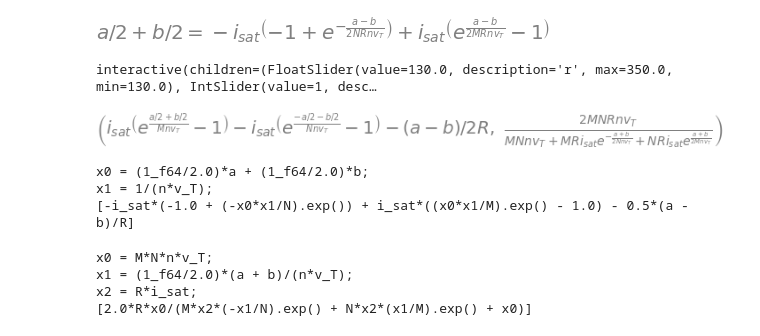
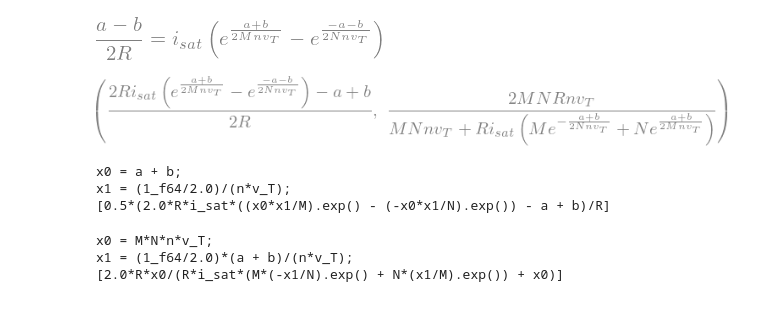
Before and after one commit to SolarLiner/valib, a Jupyter notebook: doc/wdf.ipynb, the cells around one changed output. Cells and saved outputs as stored; diff of their text form; code cells hidden in the pictures.

Commit message:
feat(wdf): fix diode NR/Lambert based implementations

```diff
--- a/doc/wdf.ipynb
+++ b/doc/wdf.ipynb
@@ -9,41 +9,13 @@ i = (a-b)/(2*R)
 # %%
 diode_expr = lambda isat, n, vt: lambda v: isat*(exp(v/(n*vt))-1)
 
 def diode_eq(isat, n, vt, M, N):
     id = diode_expr(isat, n, vt)
     return lambda i, v: Eq(i, id(v/M) - id(-v/N))
 
 isat, n, vt = symbols("i_sat n v_T", real=True, positive=True)
 M, N = symbols("M N", integer=True, positive=True)
-diode_eq(isat, n, vt, M, N)(v, i)
+eq = diode_eq(isat, n, vt, M, N)(i, v).simplify()
+eq
 # %% [output]
-[figure, old version]
+[figure, new version]
-# %%
-from newtonrhapson import NRSymbolic
-from ipywidgets import FloatSlider, IntSlider, interact
-import numpy as np
-import matplotlib.pyplot as plt
-
-def clamp(x, a, b):
-    return np.where(x < a, a, np.where(x > b, b, x))
-
-inp = np.linspace(-4, 4, 1000)
-@interact(r=FloatSlider(min=130, max=350, step=0.1), nf=IntSlider(min=1, max=5), nb=IntSlider(min=1, max=5))
-def cell(r: float, nf: int, nb: int):
-    nr = NRSymbolic(a, b, diode_eq(200e-9, 2.109, 23e-3, nf, nb)(i, v).subs({R: r}), tol=1e-4)
-    initial = clamp(2*inp, -nb, nf) - inp
-    out = nr(inp, initial=initial)
-    plt.grid(True, which="both")
-    plt.tight_layout()
-    plt.plot(inp, out)
-    plt.plot(inp, initial, '--')
-    #plt.plot(inp, -inp - nb, '--')
-    #plt.plot(inp, -inp + nf, '--')
-# %% [output]
-interactive(children=(FloatSlider(value=130.0, description='r', max=350.0, min=130.0), IntSlider(value=1, desc…
-# %%
-
-nr = NRSymbolic(a, b, diode_eq(isat, n, vt, M, N)(i, v))
-nr.iteration, nr.inv_differential
-# %% [output]
-[figure, removed]
@@ -50,23 +43,23 @@ nr.iteration, nr.inv_differential
+# %%
+nr = NewtonRhapson.from_equality(eq, a, b)
+nr.iteration, nr.inv_jacobian
+# %% [output]
+[figure, added]
 # %%
 def print_code(expr: Expr):
     vars, e = cse(expr.n())
     for name, expr in vars:
         yield rust_code(expr, name)
-    result = rust_code(e)
-    if isinstance(result, str):
-        yield result
-    else:
-        yield from result
+    yield rust_code(e)
 
 print(*print_code(nr.iteration), sep="\n")
 # %% [output]
-x0 = (1_f64/2.0)*a + (1_f64/2.0)*b;
-x1 = 1/(n*v_T);
-[-i_sat*(-1.0 + (-x0*x1/N).exp()) + i_sat*((x0*x1/M).exp() - 1.0) - 0.5*(a - b)/R]
+x0 = a + b;
+x1 = (1_f64/2.0)/(n*v_T);
+[0.5*(2.0*R*i_sat*((x0*x1/M).exp() - (-x0*x1/N).exp()) - a + b)/R]
 # %%
-print(*print_code(nr.inv_differential), sep="\n")
+print(*print_code(nr.inv_jacobian), sep="\n")
 # %% [output]
 x0 = M*N*n*v_T;
 x1 = (1_f64/2.0)*(a + b)/(n*v_T);
-x2 = R*i_sat;
-[2.0*R*x0/(M*x2*(-x1/N).exp() + N*x2*(x1/M).exp() + x0)]
+[2.0*R*x0/(R*i_sat*(M*(-x1/N).exp() + N*(x1/M).exp()) + x0)]
```
Also changed, not shown: parts of 4 cells of this notebook, 16 other files.
